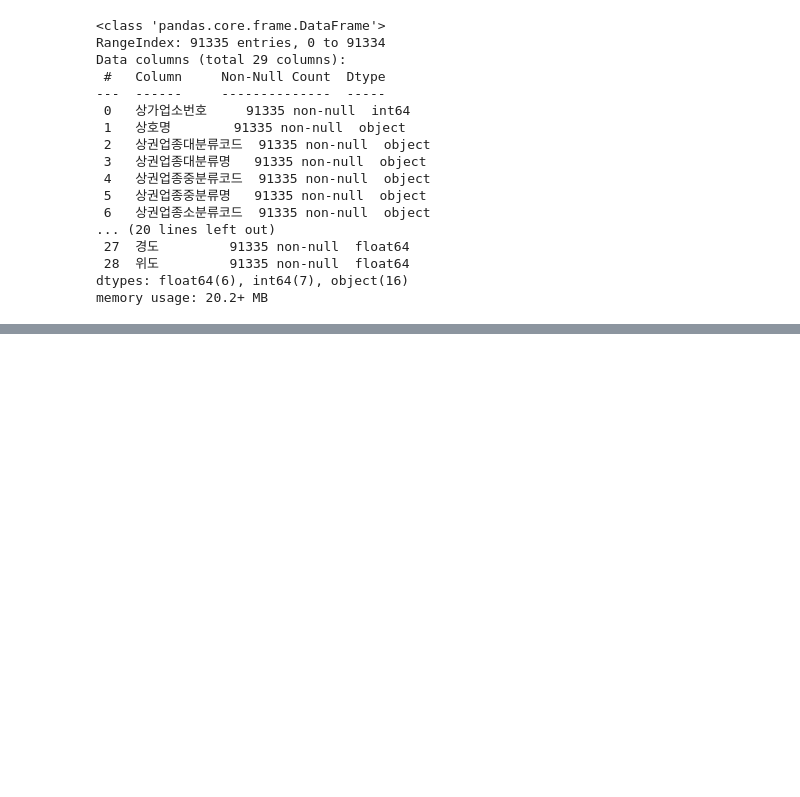
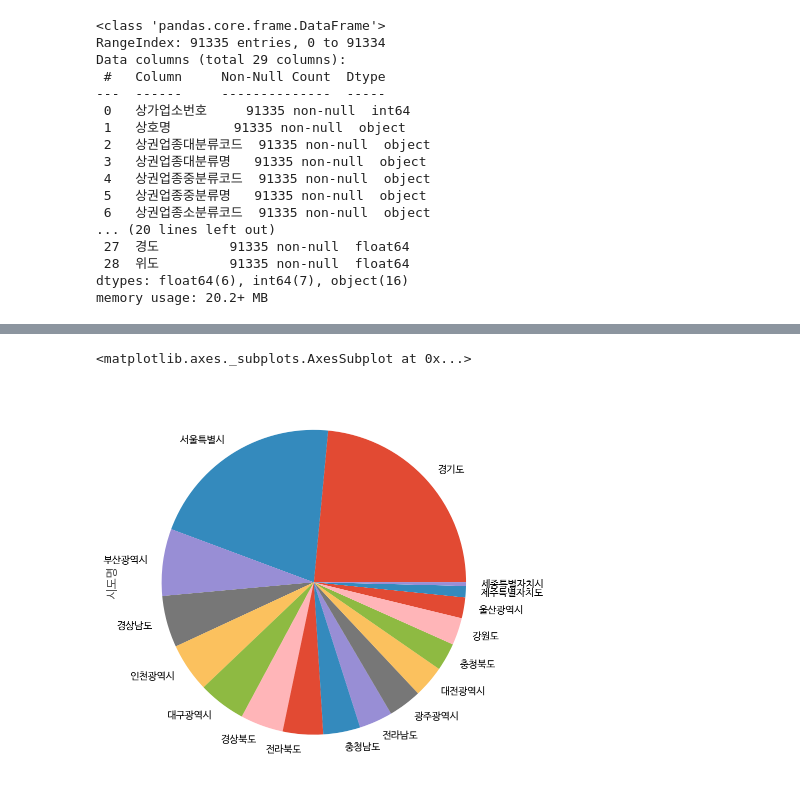
Before and after one commit to HwangHanJae/datascience-public-data, a Jupyter notebook: medical_institution_201909.ipynb, the cells around one changed output, grey strips where cells are left out. Cells and saved outputs as stored; diff of their text form; code cells hidden in the pictures; blank space fills up the shorter version.

```diff
--- a/medical_institution_201909.ipynb
+++ b/medical_institution_201909.ipynb
@@ -420,0 +594,7 @@ memory usage: 20.2+ MB
+# %%
+#pandas 내장 함수로 그래프로 그려보기
+#파이형 차트
+city_normalize.plot.pie(figsize=(7,7))
+# %% [output]
+<matplotlib.axes._subplots.AxesSubplot at 0x...>
+[figure, added]
```
Also changed, not shown: parts of 36 cells of this notebook.
